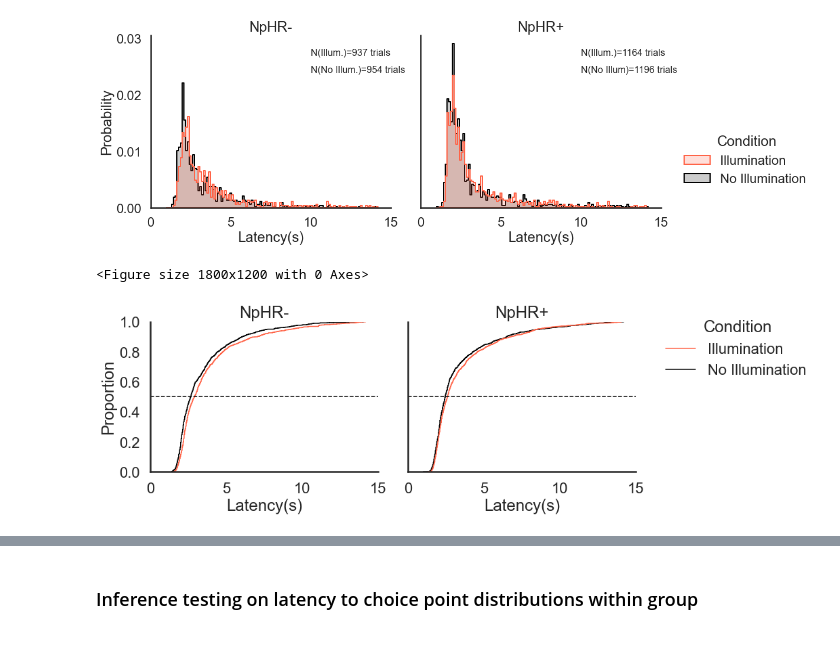
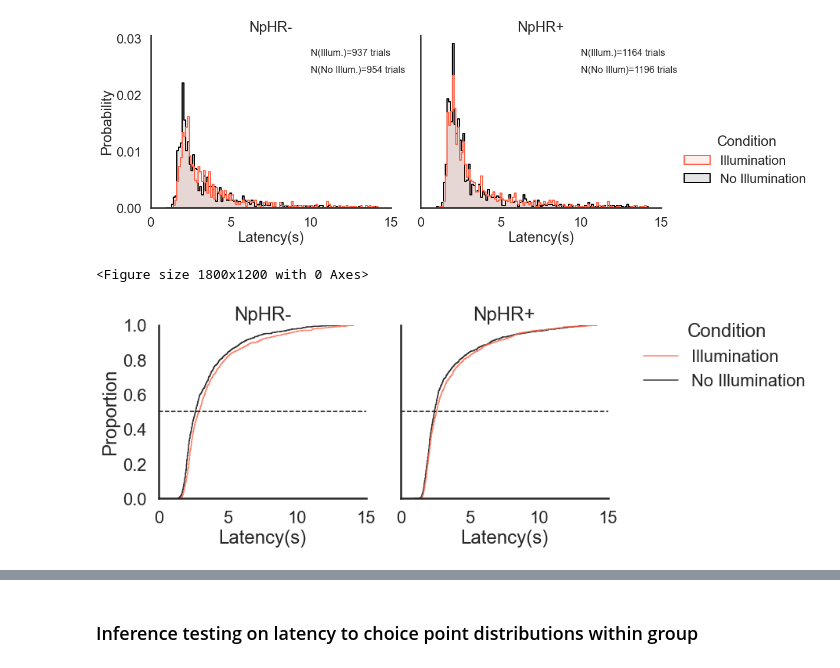
Before and after one commit to anasofiacc/cingulate_silencing_analysis, a Jupyter notebook: C. Latency until choice point entry distributions.ipynb, the cells around one changed output, grey strips where cells are left out. Saved outputs shown, nothing was run; the diff lists cells and outputs as text; code cells hidden in the pictures.

```diff
--- a/C. Latency until choice point entry distributions.ipynb
+++ b/C. Latency until choice point entry distributions.ipynb
@@ -82,23 +82,23 @@ sns.despine()
 # %%
 sns.set(style='white', context='poster')
 plt.figure(dpi=300)
 
 g = sns.displot(kind='ecdf', data=below15, col='group',
             x='latency_to_cp_entry', stat='proportion',
             hue=below15['stim_condition'].map({0:'No Illumination ', 3:'Illumination'}),
-            col_order=['CTRL','NPHR'], palette=['tomato','black'], height=5, aspect=1.2, linewidth=1.5)
+            col_order=['CTRL','NPHR'], palette=['tomato','black'], linewidth=1.5, alpha=.8)
 # subplot specs
 axes = g.axes.flatten()
 axes[0].set(title="NpHR-", xlabel='Latency(s)', xticks=range(0,20,5), xticklabels=range(0,20,5))
 axes[0].axhline(0.5, 0, 15, linestyle='dashed', c='black', linewidth=1.5)
 
 axes[1].set(title="NpHR+", xlabel='Latency(s)', xticks=range(0,20,5), xticklabels=range(0,20,5))
 axes[1].axhline(0.5, 0, 15, linestyle='dashed', c='black', linewidth=1.5)
 
 #Legend
 g._legend.set(bbox_to_anchor=(.98,.7), title='Condition')
 g.tight_layout()
 sns.despine()
 # %% [output]
 <Figure size 1800x1200 with 0 Axes>
-[figure, old version]
+[figure, new version]
```
Also changed, not shown: parts of 61 cells of this notebook, 5 other files.
